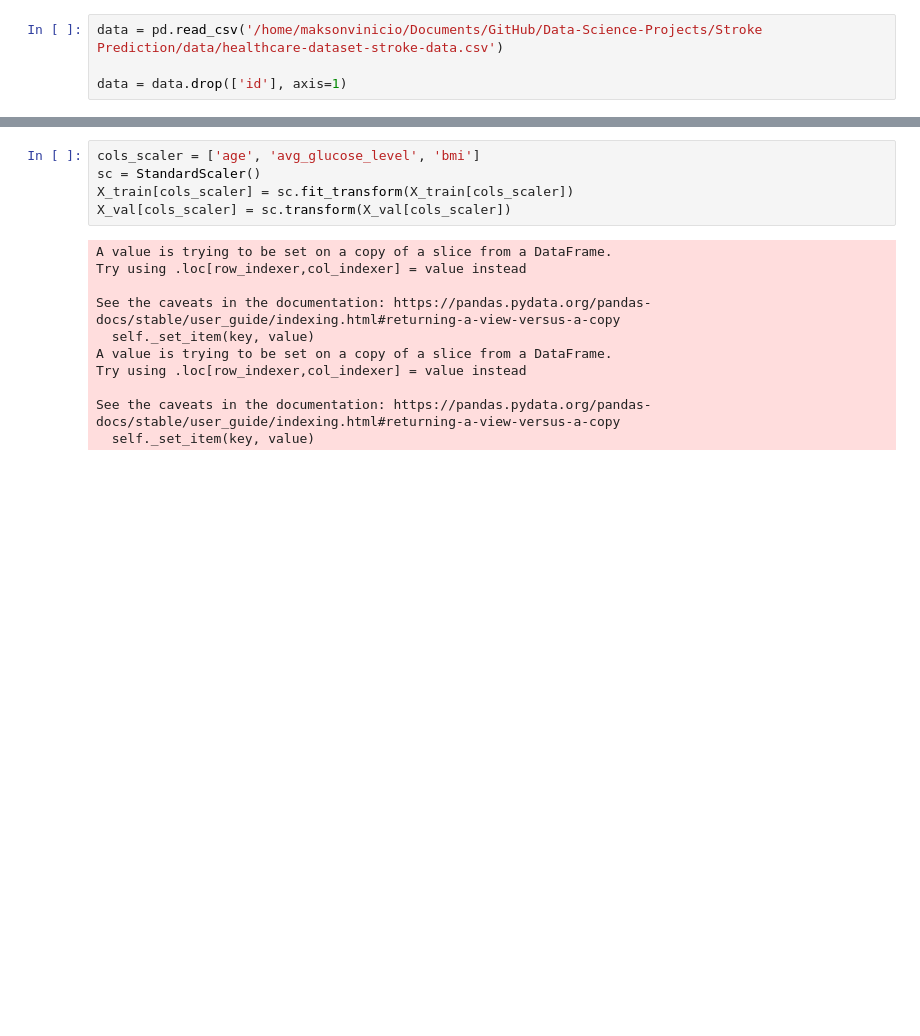
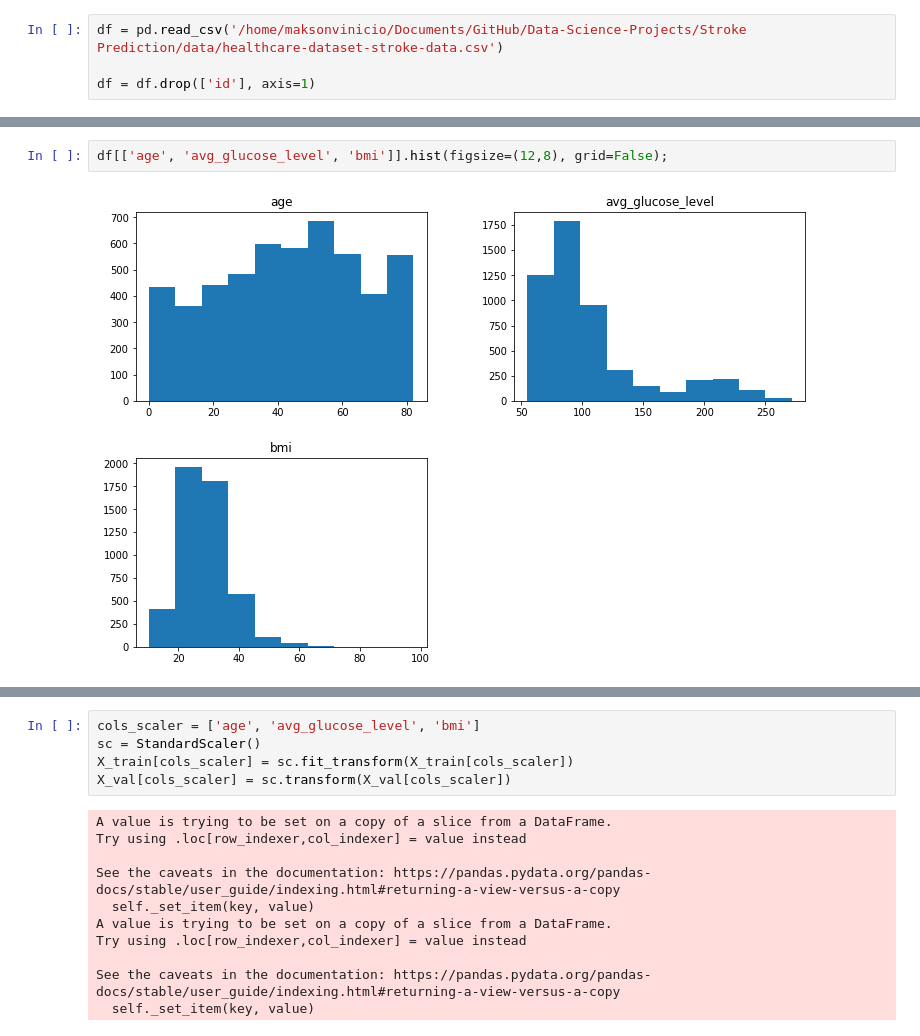
Before and after one commit to MaksonViini/Data-Science-Projects, a Jupyter notebook: Stroke Prediction/mlp_stroke.ipynb, the cells around one changed output, grey strips where cells are left out. Saved outputs shown, nothing was run; the diff lists cells and outputs as text; blank space fills up the shorter version.

```diff
--- a/Stroke Prediction/mlp_stroke.ipynb
+++ b/Stroke Prediction/mlp_stroke.ipynb
@@ -26,5 +57,5 @@ from sklearn.metrics import classification_report, ConfusionMatrixDisplay, confu
 # %%
-data = pd.read_csv('/home/maksonvinicio/Documents/GitHub/Data-Science-Projects/Stroke Prediction/data/healthcare-dataset-stroke-data.csv')
+df = pd.read_csv('/home/maksonvinicio/Documents/GitHub/Data-Science-Projects/Stroke Prediction/data/healthcare-dataset-stroke-data.csv')
 
-data = data.drop(['id'], axis=1)
+df = df.drop(['id'], axis=1)
 # %%
@@ -38,0 +91,4 @@ data.head()
+# %%
+df[['age', 'avg_glucose_level', 'bmi']].hist(figsize=(12,8), grid=False);
+# %% [output]
+[figure, added]
```
Also changed, not shown: parts of 20 cells of this notebook.
